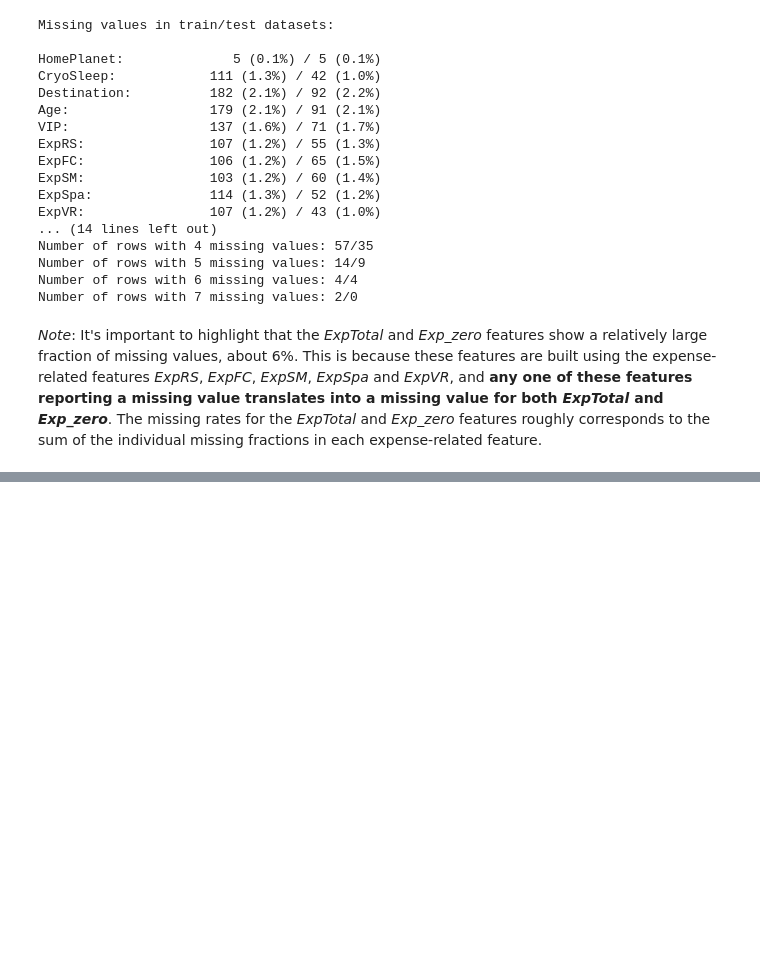
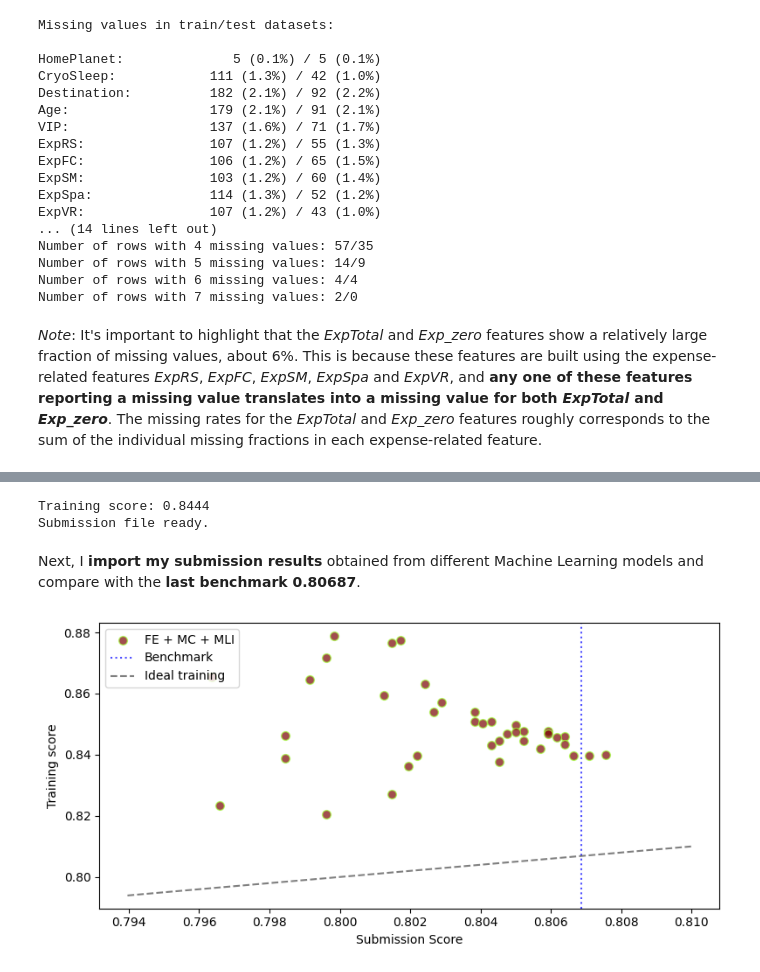
Before and after one commit to Fertmeneses/titanic-spaceship-kaggle, a Jupyter notebook: 03_spaceship-titanic-data-imputation.ipynb, the cells around one changed output, grey strips where cells are left out. Saved outputs shown, nothing was run; the diff lists cells and outputs as text; code cells hidden in the pictures; blank space fills up the shorter version.

```diff
--- a/03_spaceship-titanic-data-imputation.ipynb
+++ b/03_spaceship-titanic-data-imputation.ipynb
@@ -1925,0 +1702,25 @@ NameError: name 'df_res_FE_MC_MLI_D' is not defined
+# %%
+# Train a ML model and generate a submission file:
+predictor_feats = ['HomePlanet','CryoSleep','Destination','Age','VIP',
+                   'ExpRS','ExpFC','ExpSM','ExpSpa','ExpVR','ExpTotal',
+                   'Exp_zero','Cabin_Deck','Cabin_num', 'Cabin_isPort']
+ML_model = XGBClassifier(n_estimators=100, max_depth=3)
+train_score, preds = train_submit_ML(ML_model,
+                                     train_df_FE_MC_MLI[predictor_feats+['Transported']],
+                                     test_df_FE_MC_MLI[predictor_feats],
+                                     test_ID)
+# %% [output]
+Training score: 0.8444
+Submission file ready.
+# %% [markdown]
+Next, I **import my submission results** obtained from different Machine Learning models and compare with the **last benchmark 0.80687**.
+# %%
+# Import submission results:
+df_res_FE_MC_MLI = pd.read_csv('kaggle/Training_results/03_submissions_FE_MC_MLI_D.csv')
+# Prepare results and compare them:
+results_FE_MC_MLI = {
+    'FE + MC + MLI': df_res_FE_MC_MLI,
+}
+compare_submission_scores(results_FE_MC_MLI,figsize=(8,4),benchmark=0.80687)
+# %% [output]
+[figure, added]
```
Also changed, not shown: parts of 95 cells of this notebook.
